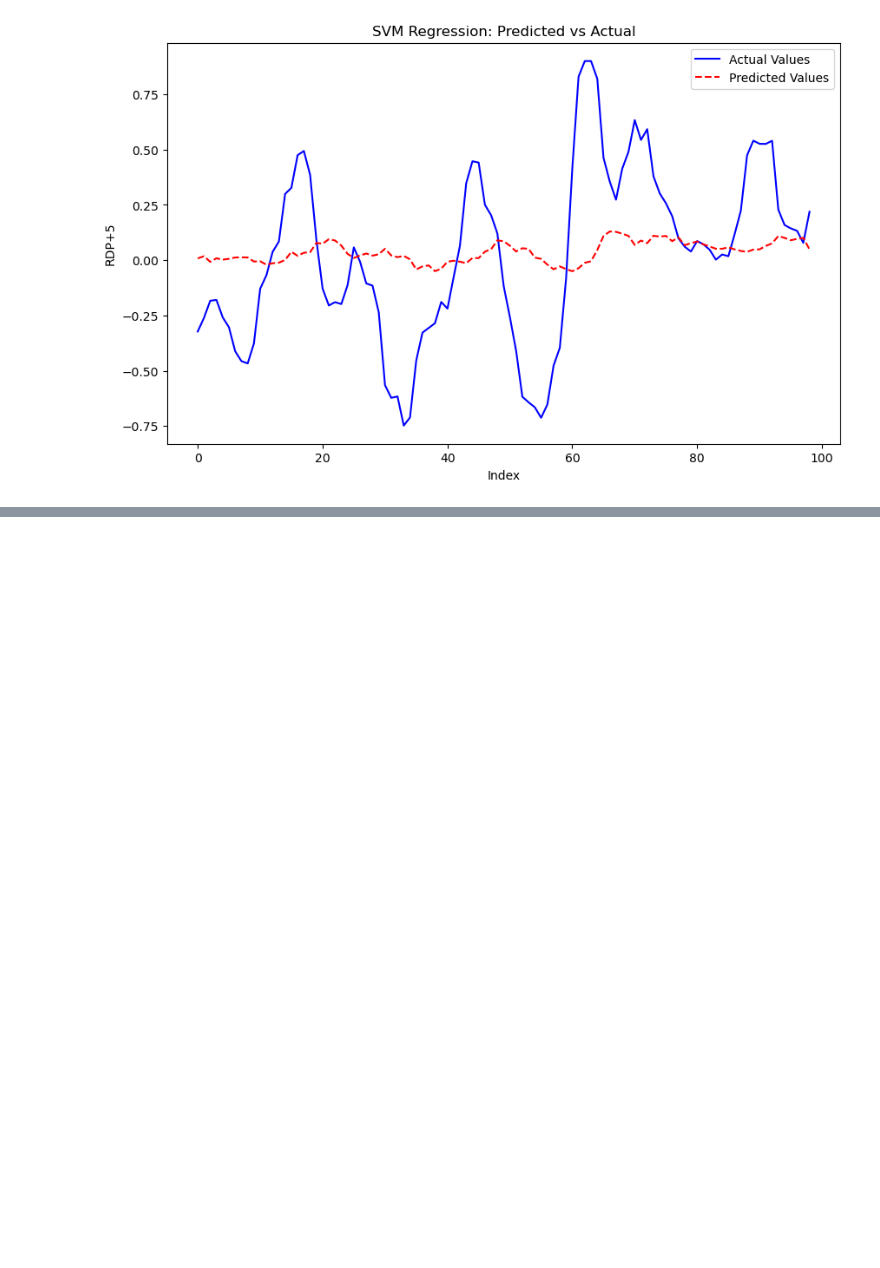
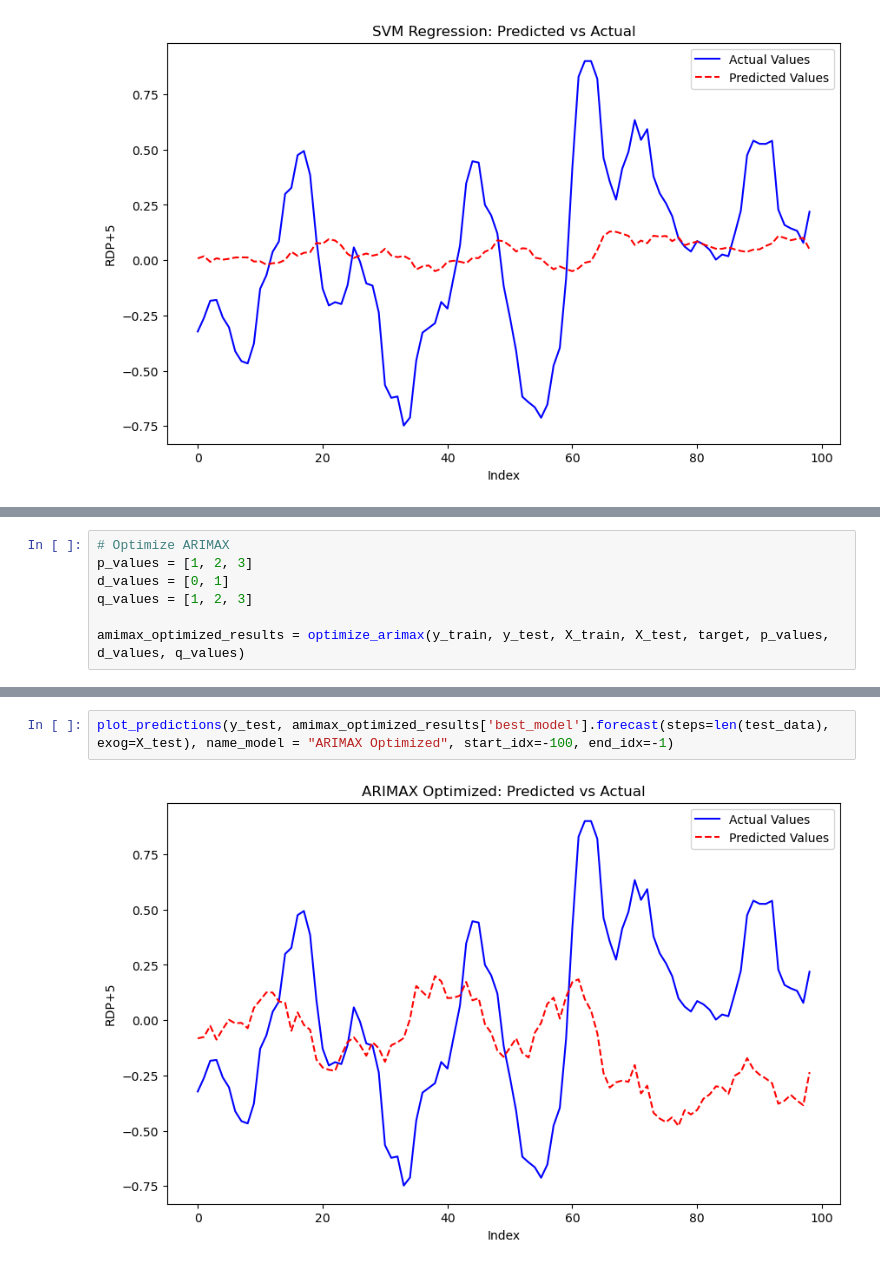
Before and after one commit to Jimmy-Bao-01/AML_project, a Jupyter notebook: nb_new_data.ipynb, the cells around one changed output, grey strips where cells are left out. Cells and saved outputs as stored; diff of their text form; blank space fills up the shorter version.

```diff
--- a/nb_new_data.ipynb
+++ b/nb_new_data.ipynb
@@ -335,0 +509,7 @@ plot_predictions(y_test, test_predictions, start_idx=-100, end_idx=-1)
+# %%
+# Optimize ARIMAX
+p_values = [1, 2, 3]
+d_values = [0, 1]
+q_values = [1, 2, 3]
+
+amimax_optimized_results = optimize_arimax(y_train, y_test, X_train, X_test, target, p_values, d_values, q_values)
@@ -335,0 +536,4 @@ plot_predictions(y_test, test_predictions, start_idx=-100, end_idx=-1)
+# %%
+plot_predictions(y_test, amimax_optimized_results['best_model'].forecast(steps=len(test_data), exog=X_test), name_model = "ARIMAX Optimized", start_idx=-100, end_idx=-1)
+# %% [output]
+[figure, added]
```
Also changed, not shown: parts of 13 cells of this notebook, 4 other files.
